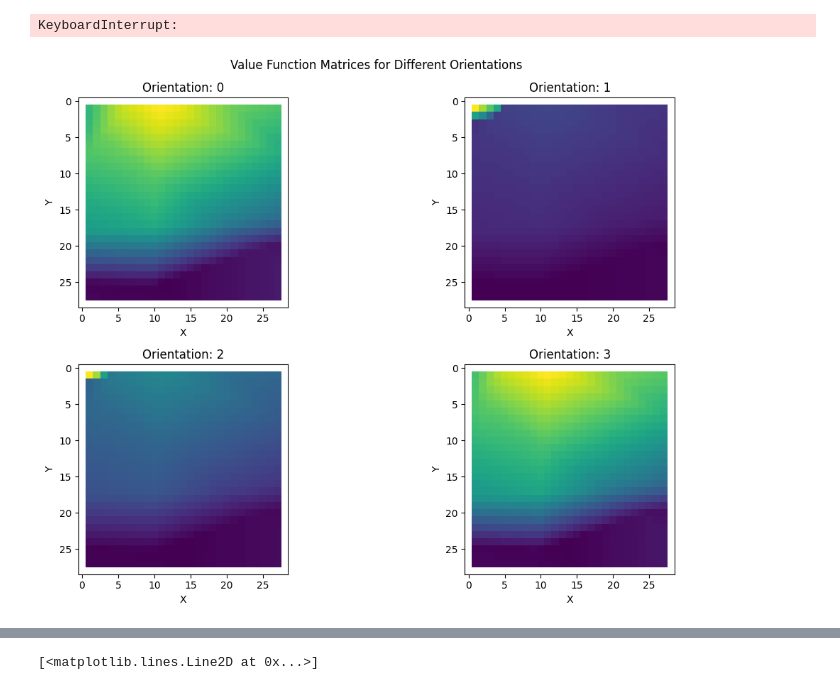
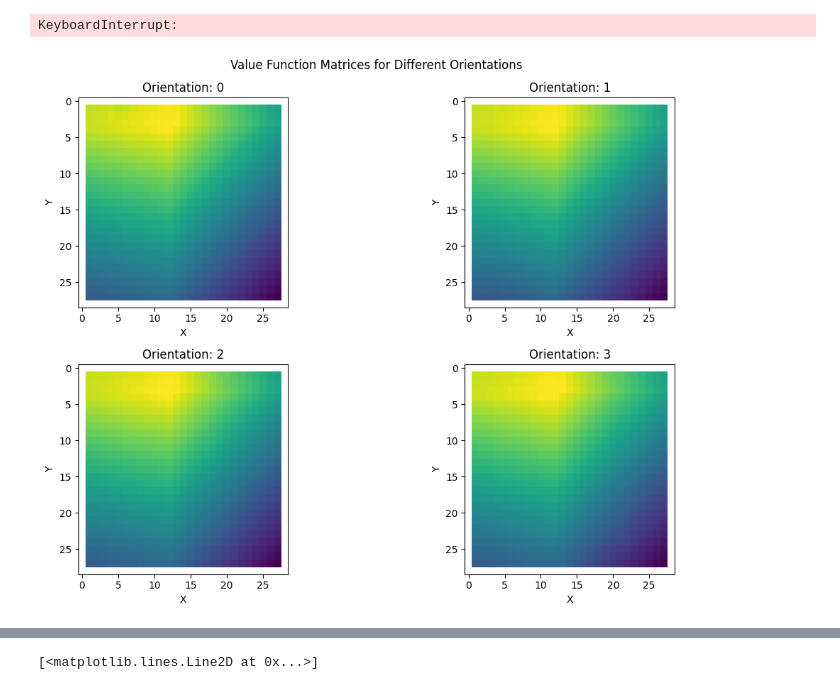
Before and after one commit to flaccagora/RoboSurgery, a Jupyter notebook: src/MPD_train.ipynb, the cells around one changed output, grey strips where cells are left out. Drawn from its saved outputs; the diff is of its cells as text; code cells hidden in the pictures.

```diff
--- a/src/MPD_train.ipynb
+++ b/src/MPD_train.ipynb
@@ -309,7 +303,7 @@ state_dim = 5
 action_dim = 4
 
 agent = DoubleDQNAgent(state_dim, action_dim, lr = 0.01, batch_size=64,target_update_freq=100, wandb=False)
-# agent.load("agents/double_dqn_maze_2_10deformations.pt")
+agent.load("models/double_dqn.pt")
 # %%
 num_episodes = 2000
 max_episode_steps = 200
@@ -366,25 +360,25 @@ for s in range(lenS):
 # %%
 
 # fix orientation and deformation
-deformation = (2, 1)
+deformation = (4, 1)
 
 fig, axes = plt.subplots(2, 2, figsize=(12, 8))
 axes = axes.flatten()
 
 for orientation in range(4):
     Value_matrix_plot = np.zeros(env.maze.shape) - np.inf
     for s, state in enumerate(states):
         if state[1] == deformation and state[0][2] == orientation:
             Value_matrix_plot[state[0][0], state[0][1]] = state_value[s]
 
     ax = axes[orientation]
     ax.imshow(Value_matrix_plot)
     ax.set_title(f"Orientation: {orientation}")
     ax.set_xlabel("X")
     ax.set_ylabel("Y")
 
 plt.suptitle("Value Function Matrices for Different Orientations")
 plt.tight_layout()
 plt.show()
 # %% [output]
-[figure, old version]
+[figure, new version]
```
Also changed, not shown: parts of 3 cells of this notebook, 14 other files.
